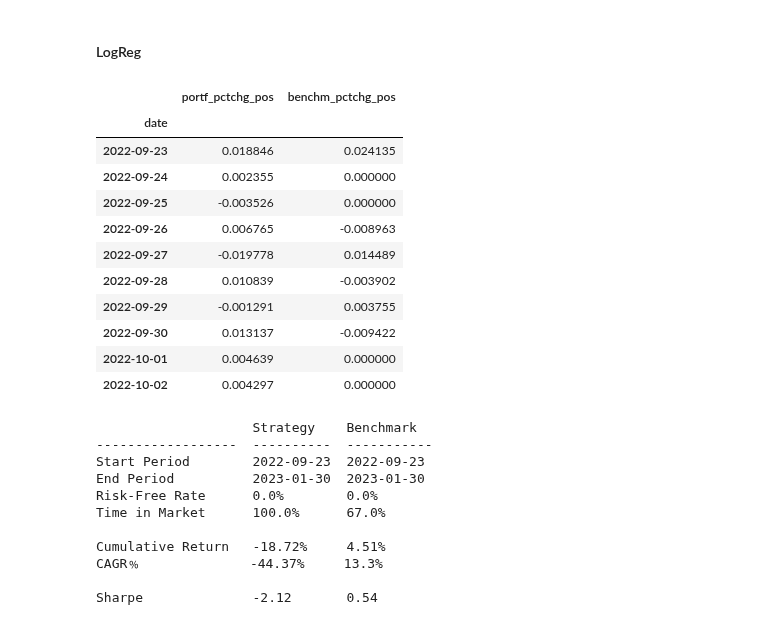
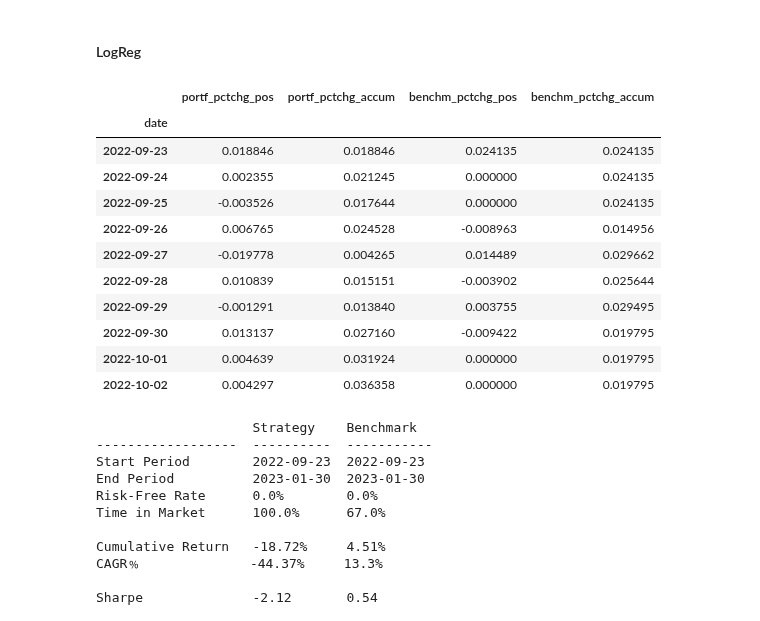
Before and after one commit to gpalazzo/crypto_msc_thesis, a Jupyter notebook: notebooks/reporting/portfolio_eval.ipynb, the cells around one changed output. Cells and saved outputs as stored; diff of their text form; code cells hidden in the pictures.

```diff
--- a/notebooks/reporting/portfolio_eval.ipynb
+++ b/notebooks/reporting/portfolio_eval.ipynb
@@ -226,8 +227,14 @@ df_ops[["close_time", "mean"]].set_index("close_time").sort_index(). \
 # %%
-df_benchmark = df_benchmark_portf_pnl[["close_time", "pctchg_pos"]] \
+df_benchmark = df_benchmark_portf_pnl[["close_time", "pctchg_pos", "logret_pos"]] \
                 .rename(columns={"close_time": "date"}) \
                 .set_index("date").sort_index()
 
+df_benchmark.loc[:, "logret_accum"] = df_benchmark["logret_pos"].cumsum()
+df_benchmark.loc[:, "pctchg_accum"] = np.exp(df_benchmark["logret_accum"]) - 1
+
+df_benchmark = df_benchmark[["pctchg_pos", "pctchg_accum"]].rename(columns={"pctchg_pos": "benchm_pctchg_pos",
+                                                                           "pctchg_accum": "benchm_pctchg_accum"})
+
 df_benchmark.index = pd.to_datetime(df_benchmark.index)
 # %% [markdown]
 #### XGBoost
@@ -349,35 +384,39 @@ fig.savefig("/Users/guilhermepalazzo/Desktop/fig_lstm_portf_vs_benchmk_rets.png"
 df_logret = df_logreg_portf_pnl[["close_time", "logret_pos"]]
 df_logret.loc[:, "date"] = df_logret["close_time"].dt.date
 # %%
-df_logret_daily = df_logret.groupby("date")["logret_pos"].sum()
+df_logret_daily = df_logret.groupby("date")["logret_pos"].sum().reset_index().set_index("date").sort_index()
 
-df_pctchg_daily = np.exp(df_logret_daily) - 1
+df_logret_daily.loc[:, "portf_logret_accum"] = df_logret_daily["logret_pos"].cumsum()
+
+df_logret_daily.loc[:, "portf_pctchg_accum"] = np.exp(df_logret_daily["portf_logret_accum"]) - 1
+df_logret_daily.loc[:, "portf_pctchg_pos"] = np.exp(df_logret_daily["logret_pos"]) - 1
+
+df_pctchg_daily = df_logret_daily[["portf_pctchg_pos", "portf_pctchg_accum"]]
+
 df_pctchg_daily.index = pd.to_datetime(df_pctchg_daily.index)
 # %%
 # full portfolio plot
-df_pctchg_daily_portf = pd.DataFrame(df_pctchg_daily, index=df_pctchg_daily.index) \
-                            .rename(columns={"logret_pos": "portf_pctchg_pos"})
-
-df_pctchg_daily_benchm = pd.DataFrame(df_benchmark, index=df_benchmark.index) \
-                            .rename(columns={"pctchg_pos": "benchm_pctchg_pos"})
+df_pctchg_daily_portf = pd.DataFrame(df_pctchg_daily, index=df_pctchg_daily.index)
+df_pctchg_daily_benchm = pd.DataFrame(df_benchmark, index=df_benchmark.index)
 
 df = df_pctchg_daily_portf.merge(df_pctchg_daily_benchm, left_index=True, right_index=True, how="left")
 # %%
-df = df.fillna(0)
+df.loc[:, "benchm_pctchg_pos"] = df["benchm_pctchg_pos"].fillna(0)
+df.loc[:, "benchm_pctchg_accum"] = df["benchm_pctchg_accum"].ffill()
 df.head(10)
 # %% [output]
-|  | portf_pctchg_pos | benchm_pctchg_pos |
-| date |  |  |
-| 2022-09-23 | 0.018846 | 0.024135 |
-| 2022-09-24 | 0.002355 | 0.000000 |
-| 2022-09-25 | -0.003526 | 0.000000 |
-| 2022-09-26 | 0.006765 | -0.008963 |
-| 2022-09-27 | -0.019778 | 0.014489 |
-| 2022-09-28 | 0.010839 | -0.003902 |
-| 2022-09-29 | -0.001291 | 0.003755 |
-| 2022-09-30 | 0.013137 | -0.009422 |
-| 2022-10-01 | 0.004639 | 0.000000 |
-| 2022-10-02 | 0.004297 | 0.000000 |
+|  | portf_pctchg_pos | portf_pctchg_accum | benchm_pctchg_pos | benchm_pctchg_accum |
+| date |  |  |  |  |
+| 2022-09-23 | 0.018846 | 0.018846 | 0.024135 | 0.024135 |
+| 2022-09-24 | 0.002355 | 0.021245 | 0.000000 | 0.024135 |
+| 2022-09-25 | -0.003526 | 0.017644 | 0.000000 | 0.024135 |
+| 2022-09-26 | 0.006765 | 0.024528 | -0.008963 | 0.014956 |
+| 2022-09-27 | -0.019778 | 0.004265 | 0.014489 | 0.029662 |
+| 2022-09-28 | 0.010839 | 0.015151 | -0.003902 | 0.025644 |
+| 2022-09-29 | -0.001291 | 0.013840 | 0.003755 | 0.029495 |
+| 2022-09-30 | 0.013137 | 0.027160 | -0.009422 | 0.019795 |
+| 2022-10-01 | 0.004639 | 0.031924 | 0.000000 | 0.019795 |
+| 2022-10-02 | 0.004297 | 0.036358 | 0.000000 | 0.019795 |
 # %%
 qs.reports.metrics(df["portf_pctchg_pos"], df["benchm_pctchg_pos"], grayscale=True, periods_per_year=360)
 # %% [output]
```
Also changed, not shown: parts of 26 cells of this notebook, 7 other files.
